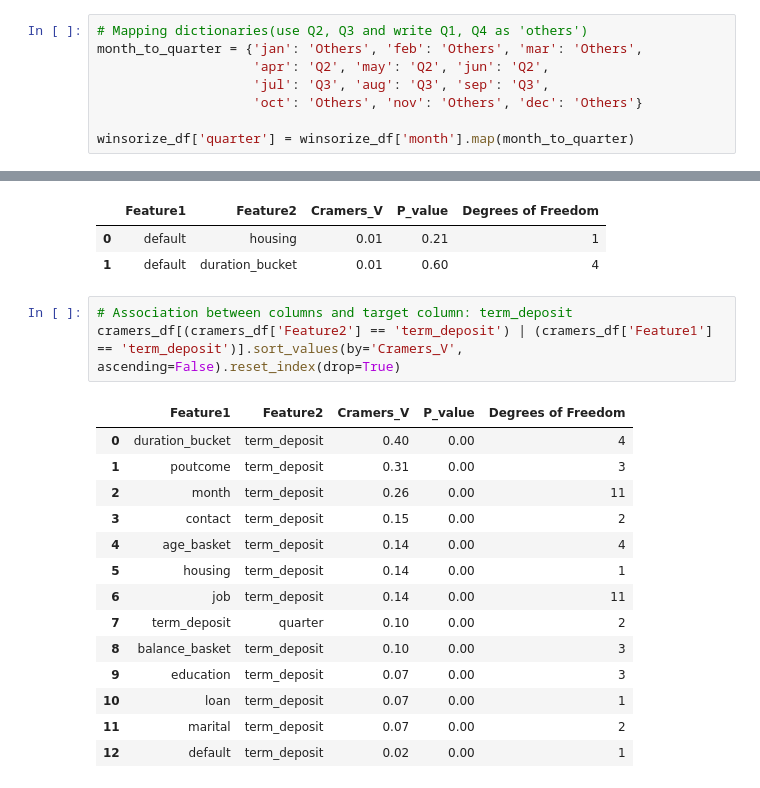
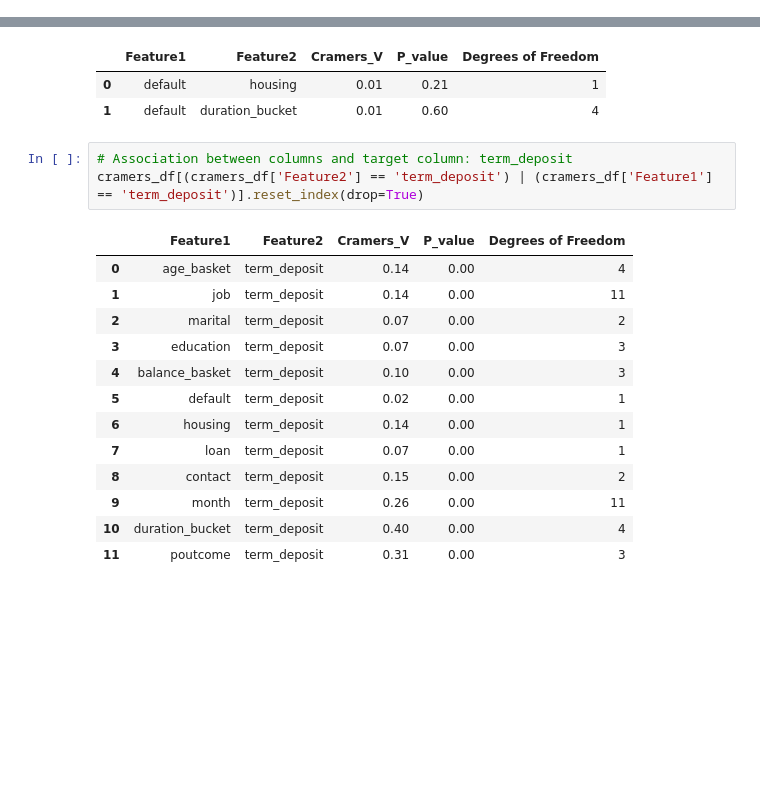
Before and after one commit to annugit1655/Bank-TeleMarketing, a Jupyter notebook: notebooks/06-model-baseline.ipynb, the cells around one changed output, grey strips where cells are left out. Drawn from its saved outputs; the diff is of its cells as text; blank space fills up the shorter version.

```diff
--- a/notebooks/06-model-baseline.ipynb
+++ b/notebooks/06-model-baseline.ipynb
@@ -334,11 +334,3 @@ campaign   -0.08
 Name: term_deposit_numeric, dtype: float64
 # %% [markdown]
 #### **2.5. Categorical Features**
-# %%
-# Mapping dictionaries(use Q2, Q3 and write Q1, Q4 as 'others')
-month_to_quarter = {'jan': 'Others', 'feb': 'Others', 'mar': 'Others',
-                    'apr': 'Q2', 'may': 'Q2', 'jun': 'Q2',
-                    'jul': 'Q3', 'aug': 'Q3', 'sep': 'Q3',
-                    'oct': 'Others', 'nov': 'Others', 'dec': 'Others'}
-
-winsorize_df['quarter'] = winsorize_df['month'].map(month_to_quarter)
@@ -389,19 +390,18 @@ cramers_df[(cramers_df['Feature2'] != 'term_deposit') & (cramers_df['Feature1']
 | 1 | default | duration_bucket | 0.01 | 0.60 | 4 |
 # %%
 # Association between columns and target column: term_deposit
-cramers_df[(cramers_df['Feature2'] == 'term_deposit') | (cramers_df['Feature1'] == 'term_deposit')].sort_values(by='Cramers_V', ascending=False).reset_index(drop=True)
+cramers_df[(cramers_df['Feature2'] == 'term_deposit') | (cramers_df['Feature1'] == 'term_deposit')].reset_index(drop=True)
 # %% [output]
 |  | Feature1 | Feature2 | Cramers_V | P_value | Degrees of Freedom |
-| 0 | duration_bucket | term_deposit | 0.40 | 0.00 | 4 |
-| 1 | poutcome | term_deposit | 0.31 | 0.00 | 3 |
-| 2 | month | term_deposit | 0.26 | 0.00 | 11 |
-| 3 | contact | term_deposit | 0.15 | 0.00 | 2 |
-| 4 | age_basket | term_deposit | 0.14 | 0.00 | 4 |
-| 5 | housing | term_deposit | 0.14 | 0.00 | 1 |
-| 6 | job | term_deposit | 0.14 | 0.00 | 11 |
-| 7 | term_deposit | quarter | 0.10 | 0.00 | 2 |
-| 8 | balance_basket | term_deposit | 0.10 | 0.00 | 3 |
-| 9 | education | term_deposit | 0.07 | 0.00 | 3 |
-| 10 | loan | term_deposit | 0.07 | 0.00 | 1 |
-| 11 | marital | term_deposit | 0.07 | 0.00 | 2 |
-| 12 | default | term_deposit | 0.02 | 0.00 | 1 |
+| 0 | age_basket | term_deposit | 0.14 | 0.00 | 4 |
+| 1 | job | term_deposit | 0.14 | 0.00 | 11 |
+| 2 | marital | term_deposit | 0.07 | 0.00 | 2 |
+| 3 | education | term_deposit | 0.07 | 0.00 | 3 |
+| 4 | balance_basket | term_deposit | 0.10 | 0.00 | 3 |
+| 5 | default | term_deposit | 0.02 | 0.00 | 1 |
+| 6 | housing | term_deposit | 0.14 | 0.00 | 1 |
+| 7 | loan | term_deposit | 0.07 | 0.00 | 1 |
+| 8 | contact | term_deposit | 0.15 | 0.00 | 2 |
+| 9 | month | term_deposit | 0.26 | 0.00 | 11 |
+| 10 | duration_bucket | term_deposit | 0.40 | 0.00 | 4 |
+| 11 | poutcome | term_deposit | 0.31 | 0.00 | 3 |
```
Also changed, not shown: parts of 3 cells of this notebook, 1 other file.
